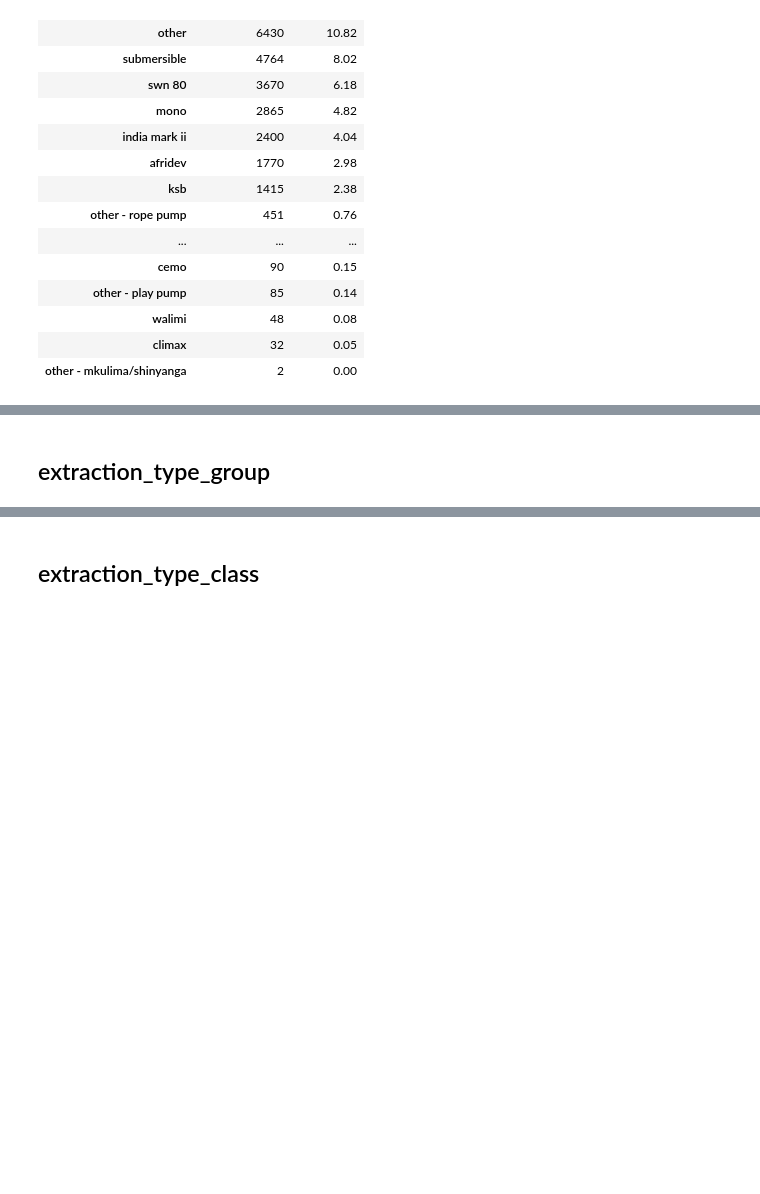
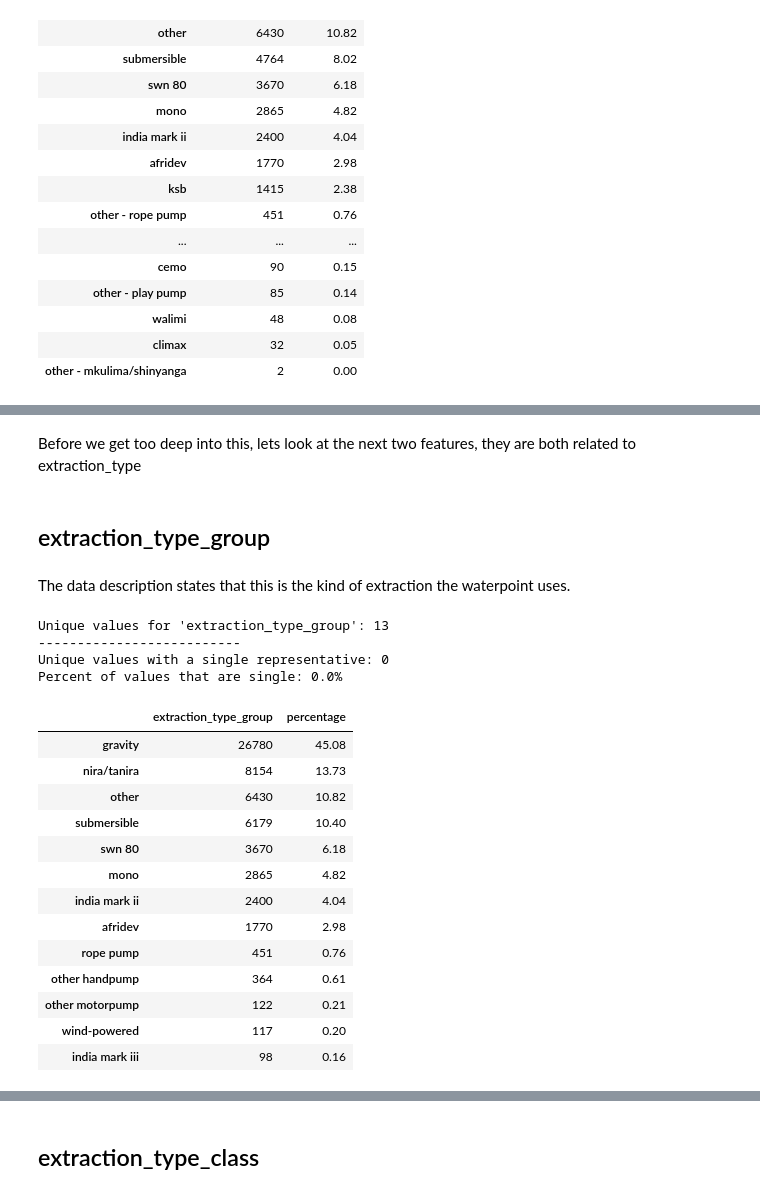
Before and after one commit to brtracy/phase_3_project, a Jupyter notebook: EDA.ipynb, the cells around one changed output, grey strips where cells are left out. Drawn from its saved outputs; the diff is of its cells as text; code cells hidden in the pictures; blank space fills up the shorter version.

```diff
--- a/EDA.ipynb
+++ b/EDA.ipynb
@@ -1568,2 +1621,30 @@ extraction_type_df
+# %% [markdown]
+Before we get too deep into this, lets look at the next two features, they are both related to extraction_type
 # %% [markdown]
 ## extraction_type_group
+# %% [markdown]
+The data description states that this is the kind of extraction the waterpoint uses.
+# %%
+extraction_type_group_df = value_count_report('extraction_type_group')
+# %% [output]
+Unique values for 'extraction_type_group': 13
+--------------------------
+Unique values with a single representative: 0
+Percent of values that are single: 0.0%
+# %%
+extraction_type_group_df
+# %% [output]
+|  | extraction_type_group | percentage |
+| gravity | 26780 | 45.08 |
+| nira/tanira | 8154 | 13.73 |
+| other | 6430 | 10.82 |
+| submersible | 6179 | 10.40 |
+| swn 80 | 3670 | 6.18 |
+| mono | 2865 | 4.82 |
+| india mark ii | 2400 | 4.04 |
+| afridev | 1770 | 2.98 |
+| rope pump | 451 | 0.76 |
+| other handpump | 364 | 0.61 |
+| other motorpump | 122 | 0.21 |
+| wind-powered | 117 | 0.20 |
+| india mark iii | 98 | 0.16 |
```
Also changed, not shown: parts of 83 cells of this notebook.
